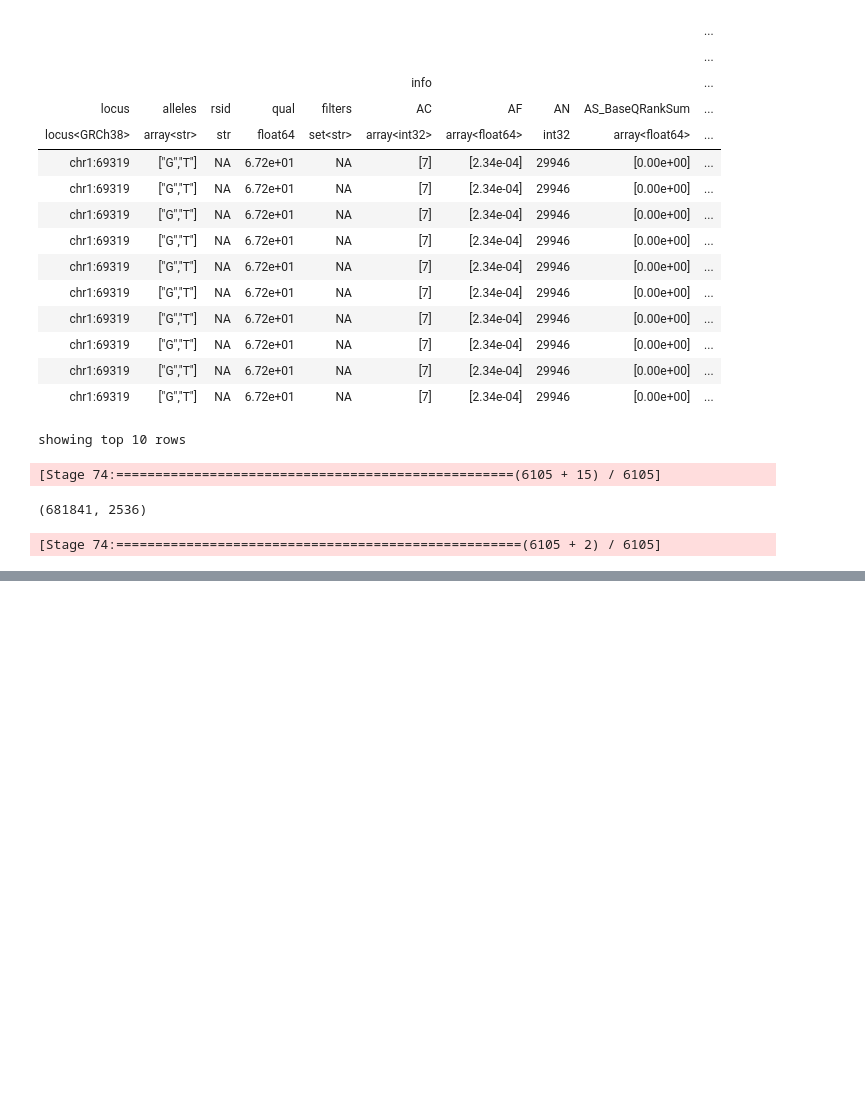
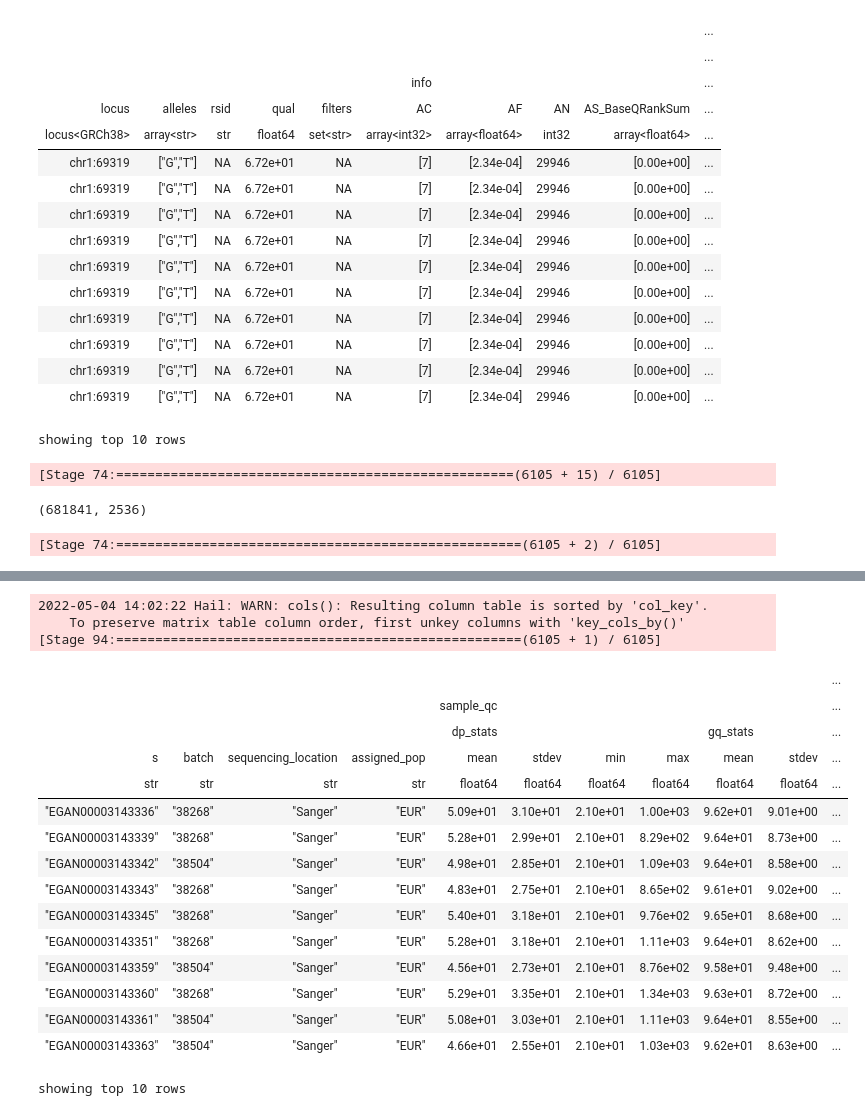
Before and after one commit to wtsi-hgi/wes-qc, a Jupyter notebook: jupyter_notebooks/sample_qc/duplicates_vs_singletons.ipynb, the cells around one changed output, grey strips where cells are left out. Saved outputs shown, nothing was run; the diff lists cells and outputs as text; code cells hidden in the pictures; blank space fills up the shorter version.

```diff
--- a/jupyter_notebooks/sample_qc/duplicates_vs_singletons.ipynb
+++ b/jupyter_notebooks/sample_qc/duplicates_vs_singletons.ipynb
@@ -464,0 +486,3 @@ singletons_2543_mt_private_vars.count()
+# %%
+duplicate_mt = hl.sample_qc(duplicate_mt, name='sample_qc')
+duplicate_mt.entries().show()
@@ -464,0 +527,24 @@ singletons_2543_mt_private_vars.count()
+# %%
+#create hail table of the new sample qc
+duplicate_sample_qc_ht = duplicate_mt.cols()
+duplicate_sample_qc_ht.show()
+# %% [output]
+2022-05-04 14:02:22 Hail: WARN: cols(): Resulting column table is sorted by 'col_key'.
+    To preserve matrix table column order, first unkey columns with 'key_cols_by()'
+[Stage 94:====================================================(6105 + 1) / 6105]
+|  |  |  |  |  |  |  |  |  |  | ... |
+|  |  |  |  | sample_qc |  |  |  |  |  | ... |
+|  |  |  |  | dp_stats |  |  |  | gq_stats |  | ... |
+| s | batch | sequencing_location | assigned_pop | mean | stdev | min | max | mean | stdev | ... |
+| str | str | str | str | float64 | float64 | float64 | float64 | float64 | float64 | ... |
+| "EGAN00003143336" | "38268" | "Sanger" | "EUR" | 5.09e+01 | 3.10e+01 | 2.10e+01 | 1.00e+03 | 9.62e+01 | 9.01e+00 | ... |
+| "EGAN00003143339" | "38268" | "Sanger" | "EUR" | 5.28e+01 | 2.99e+01 | 2.10e+01 | 8.29e+02 | 9.64e+01 | 8.73e+00 | ... |
+| "EGAN00003143342" | "38504" | "Sanger" | "EUR" | 4.98e+01 | 2.85e+01 | 2.10e+01 | 1.09e+03 | 9.64e+01 | 8.58e+00 | ... |
+| "EGAN00003143343" | "38268" | "Sanger" | "EUR" | 4.83e+01 | 2.75e+01 | 2.10e+01 | 8.65e+02 | 9.61e+01 | 9.02e+00 | ... |
+| "EGAN00003143345" | "38268" | "Sanger" | "EUR" | 5.40e+01 | 3.18e+01 | 2.10e+01 | 9.76e+02 | 9.65e+01 | 8.68e+00 | ... |
+| "EGAN00003143351" | "38268" | "Sanger" | "EUR" | 5.28e+01 | 3.18e+01 | 2.10e+01 | 1.11e+03 | 9.64e+01 | 8.62e+00 | ... |
+| "EGAN00003143359" | "38504" | "Sanger" | "EUR" | 4.56e+01 | 2.73e+01 | 2.10e+01 | 8.76e+02 | 9.58e+01 | 9.48e+00 | ... |
+| "EGAN00003143360" | "38268" | "Sanger" | "EUR" | 5.29e+01 | 3.35e+01 | 2.10e+01 | 1.34e+03 | 9.63e+01 | 8.72e+00 | ... |
+| "EGAN00003143361" | "38504" | "Sanger" | "EUR" | 5.08e+01 | 3.03e+01 | 2.10e+01 | 1.11e+03 | 9.64e+01 | 8.55e+00 | ... |
+| "EGAN00003143363" | "38504" | "Sanger" | "EUR" | 4.66e+01 | 2.55e+01 | 2.10e+01 | 1.03e+03 | 9.62e+01 | 8.63e+00 | ... |
+showing top 10 rows
```
Also changed, not shown: parts of 7 cells of this notebook, 1 other file.
